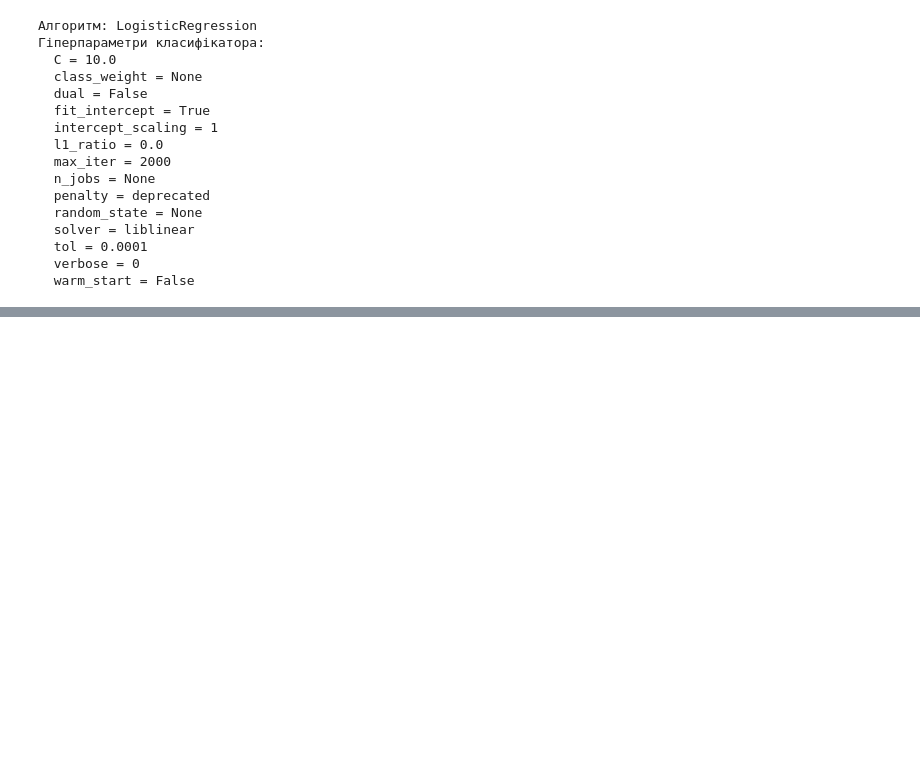
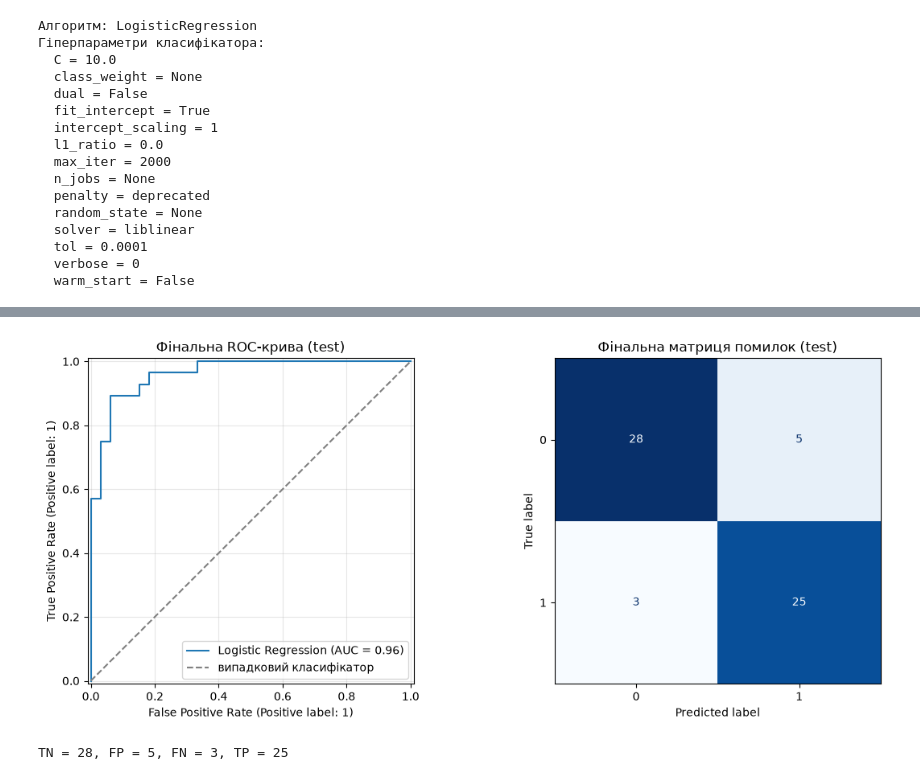
Before and after one commit to SDV284/pattern-recognition-practice, a Jupyter notebook: classification-mini-project/notebooks/PR04_Sviatishenko_D.ipynb, the cells around one changed output, grey strips where cells are left out. Drawn from its saved outputs; the diff is of its cells as text; code cells hidden in the pictures; blank space fills up the shorter version.

Commit message:
Added locked final test evaluation

```diff
--- a/classification-mini-project/notebooks/PR04_Sviatishenko_D.ipynb
+++ b/classification-mini-project/notebooks/PR04_Sviatishenko_D.ipynb
@@ -1562,0 +1568,20 @@ for key, value in final_classifier.get_params().items():
+# %%
+final_pipeline.fit(X_train, y_train)
+
+test_predictions = final_pipeline.predict(X_test)
+test_probabilities = final_pipeline.predict_proba(X_test)[:, list(final_pipeline.classes_).index(POSITIVE_CLASS)]
+
+final_test_metrics = pd.DataFrame([{
+    "model": final_name,
+    "params": candidates[final_name][1],
+    "n_test": len(y_test),
+    "test_accuracy": accuracy_score(y_test, test_predictions),
+    "test_precision": precision_score(y_test, test_predictions, pos_label=POSITIVE_CLASS),
+    "test_recall": recall_score(y_test, test_predictions, pos_label=POSITIVE_CLASS),
+    "test_f1": f1_score(y_test, test_predictions, pos_label=POSITIVE_CLASS),
+    "test_roc_auc": roc_auc_score(y_test, test_probabilities)
+}])
+display(final_test_metrics.round(3))
+
+final_test_metrics.round(4).to_csv(TEST_METRICS_PATH, index=False)
+print("Збережено:", TEST_METRICS_PATH.relative_to(PROJECT_DIR))
@@ -1562,0 +1614,24 @@ for key, value in final_classifier.get_params().items():
+# %%
+fig, axes = plt.subplots(1, 2, figsize=(12, 5))
+RocCurveDisplay.from_predictions(
+    y_test, test_probabilities, pos_label=POSITIVE_CLASS, ax=axes[0], name=final_name
+)
+axes[0].plot([0, 1], [0, 1], linestyle="--", color="gray", label="випадковий класифікатор")
+axes[0].set_title("Фінальна ROC-крива (test)")
+axes[0].legend(loc="lower right")
+axes[0].grid(alpha=0.3)
+
+ConfusionMatrixDisplay.from_predictions(
+    y_test, test_predictions, labels=[0, 1], display_labels=["0", "1"],
+    cmap="Blues", colorbar=False, ax=axes[1]
+)
+axes[1].set_title("Фінальна матриця помилок (test)")
+plt.tight_layout()
+plt.savefig(FIGURES_DIR / "pr07_test_roc_confusion.png", dpi=150, bbox_inches="tight")
+plt.show()
+
+tn, fp, fn, tp = confusion_matrix(y_test, test_predictions, labels=[0, 1]).ravel()
+print(f"TN = {tn}, FP = {fp}, FN = {fn}, TP = {tp}")
+# %% [output]
+[figure, added]
+TN = 28, FP = 5, FN = 3, TP = 25
```
Also changed, not shown: parts of 10 cells of this notebook, 3 other files.
